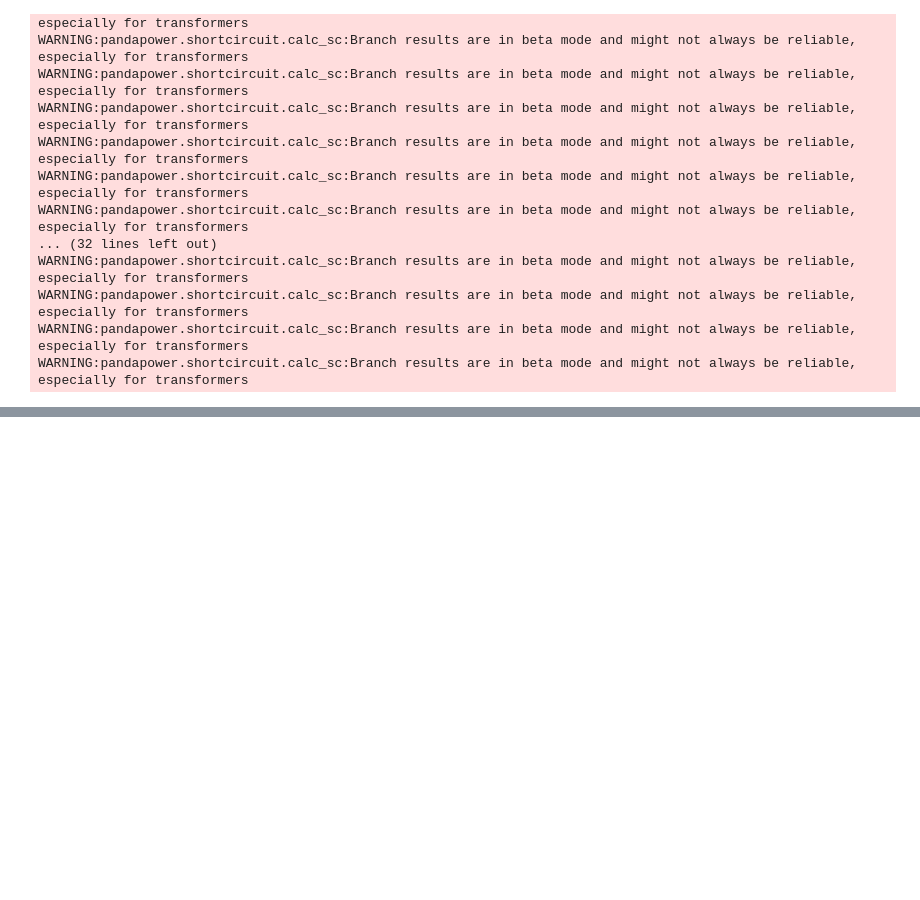
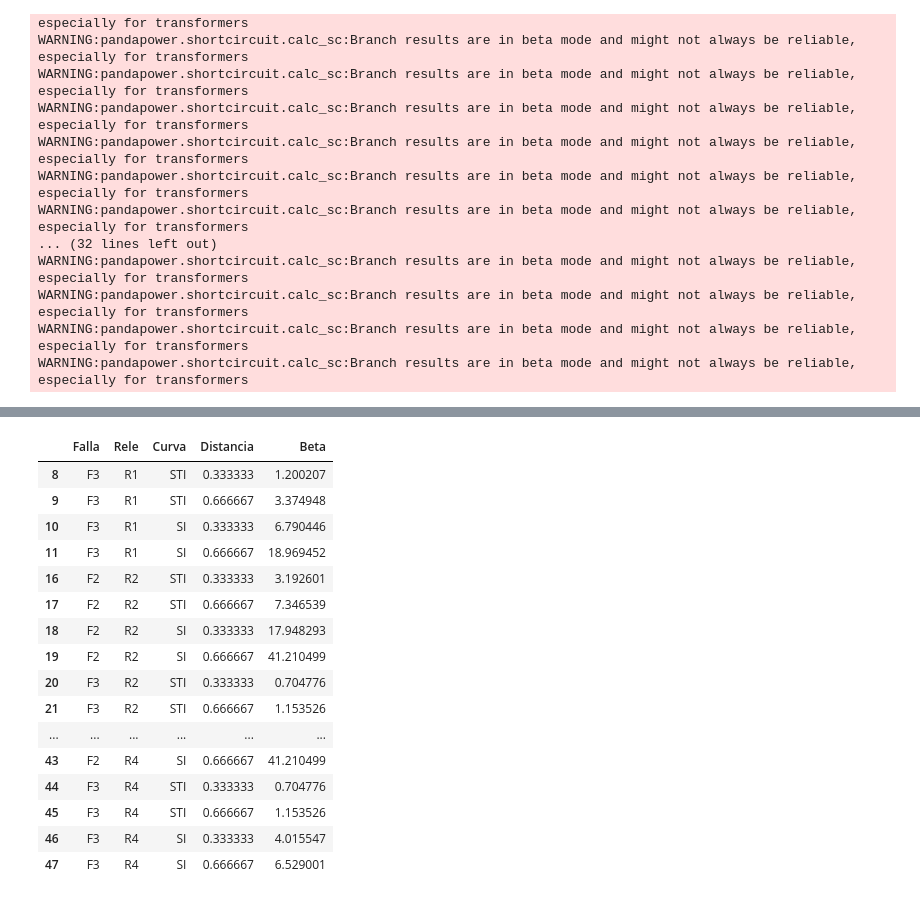
Before and after one commit to leonidasf300/OUU2026, a Jupyter notebook: LeonSerna_OUU_project_v0_simple_feeder.ipynb, the cells around one changed output, grey strips where cells are left out. Saved outputs shown, nothing was run; the diff lists cells and outputs as text; code cells hidden in the pictures; blank space fills up the shorter version.

```diff
--- a/LeonSerna_OUU_project_v0_simple_feeder.ipynb
+++ b/LeonSerna_OUU_project_v0_simple_feeder.ipynb
@@ -843,0 +379,20 @@ net.ext_grid.in_service = True
+# %%
+beta_df[beta_df["Beta"]>0]
+# %% [output]
+|  | Falla | Rele | Curva | Distancia | Beta |
+| 8 | F3 | R1 | STI | 0.333333 | 1.200207 |
+| 9 | F3 | R1 | STI | 0.666667 | 3.374948 |
+| 10 | F3 | R1 | SI | 0.333333 | 6.790446 |
+| 11 | F3 | R1 | SI | 0.666667 | 18.969452 |
+| 16 | F2 | R2 | STI | 0.333333 | 3.192601 |
+| 17 | F2 | R2 | STI | 0.666667 | 7.346539 |
+| 18 | F2 | R2 | SI | 0.333333 | 17.948293 |
+| 19 | F2 | R2 | SI | 0.666667 | 41.210499 |
+| 20 | F3 | R2 | STI | 0.333333 | 0.704776 |
+| 21 | F3 | R2 | STI | 0.666667 | 1.153526 |
+| ... | ... | ... | ... | ... | ... |
+| 43 | F2 | R4 | SI | 0.666667 | 41.210499 |
+| 44 | F3 | R4 | STI | 0.333333 | 0.704776 |
+| 45 | F3 | R4 | STI | 0.666667 | 1.153526 |
+| 46 | F3 | R4 | SI | 0.333333 | 4.015547 |
+| 47 | F3 | R4 | SI | 0.666667 | 6.529001 |
```
Also changed, not shown: parts of 33 cells of this notebook.
